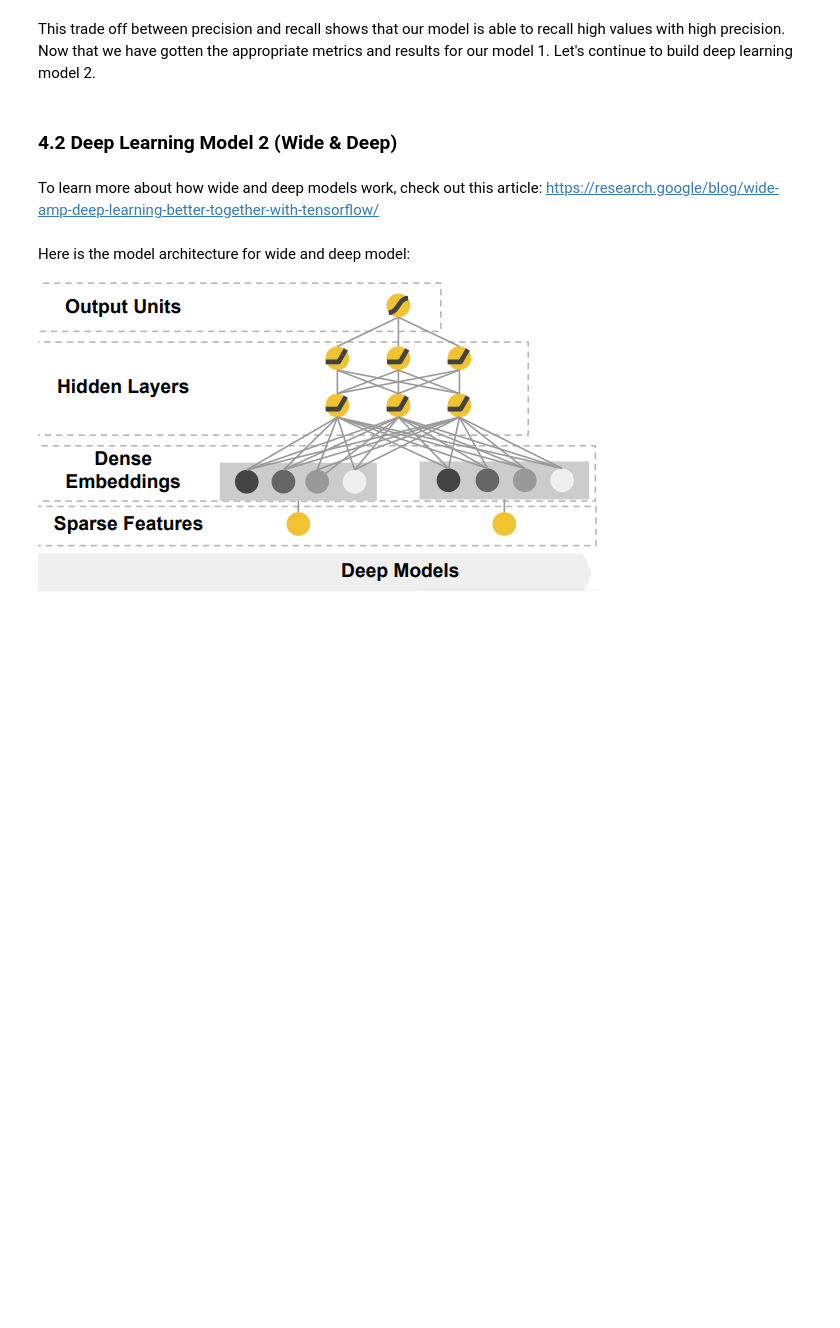
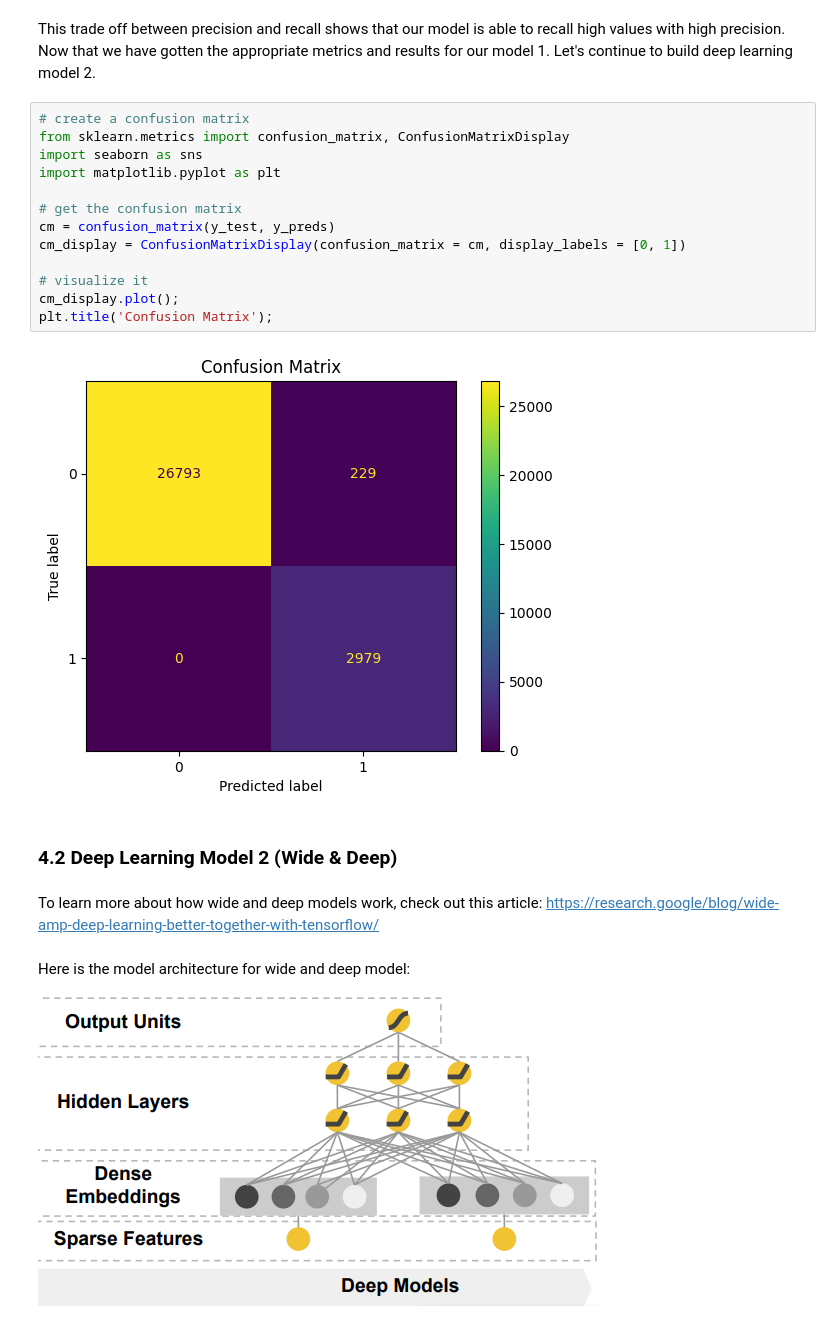
Before and after one commit to Ahmed-Sohail2000/Predictive-Analytics-for-Bone-Health-Project, a Jupyter notebook: Predictive_Analytics_for_Bone_Health_Project🔮🦴.ipynb, the cells around one changed output. Cells and saved outputs as stored; diff of their text form; blank space fills up the shorter version.

```diff
--- a/Predictive_Analytics_for_Bone_Health_Project🔮🦴.ipynb
+++ b/Predictive_Analytics_for_Bone_Health_Project🔮🦴.ipynb
@@ -647,5 +644,20 @@ plt.show()
 # %% [markdown]
 This trade off between precision and recall shows that our model is able to recall high values with high precision. Now that we have gotten the appropriate metrics and results for our model 1. Let's continue to build deep learning model 2.
+# %%
+# create a confusion matrix
+from sklearn.metrics import confusion_matrix, ConfusionMatrixDisplay
+import seaborn as sns
+import matplotlib.pyplot as plt
+
+# get the confusion matrix
+cm = confusion_matrix(y_test, y_preds)
+cm_display = ConfusionMatrixDisplay(confusion_matrix = cm, display_labels = [0, 1])
+
+# visualize it
+cm_display.plot();
+plt.title('Confusion Matrix');
+# %% [output]
+[figure, added]
 # %% [markdown]
 ### 4.2 Deep Learning Model 2 (Wide & Deep)
 # %% [markdown]
```
Also changed, not shown: parts of 18 cells of this notebook.
